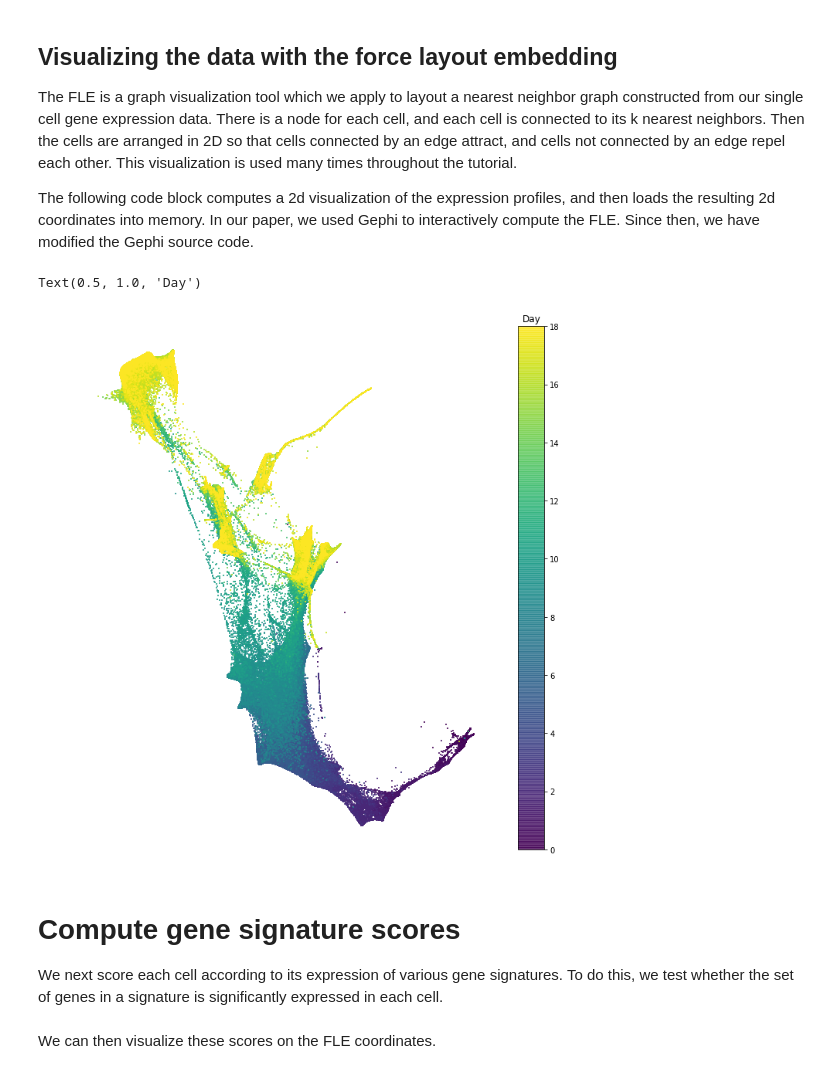
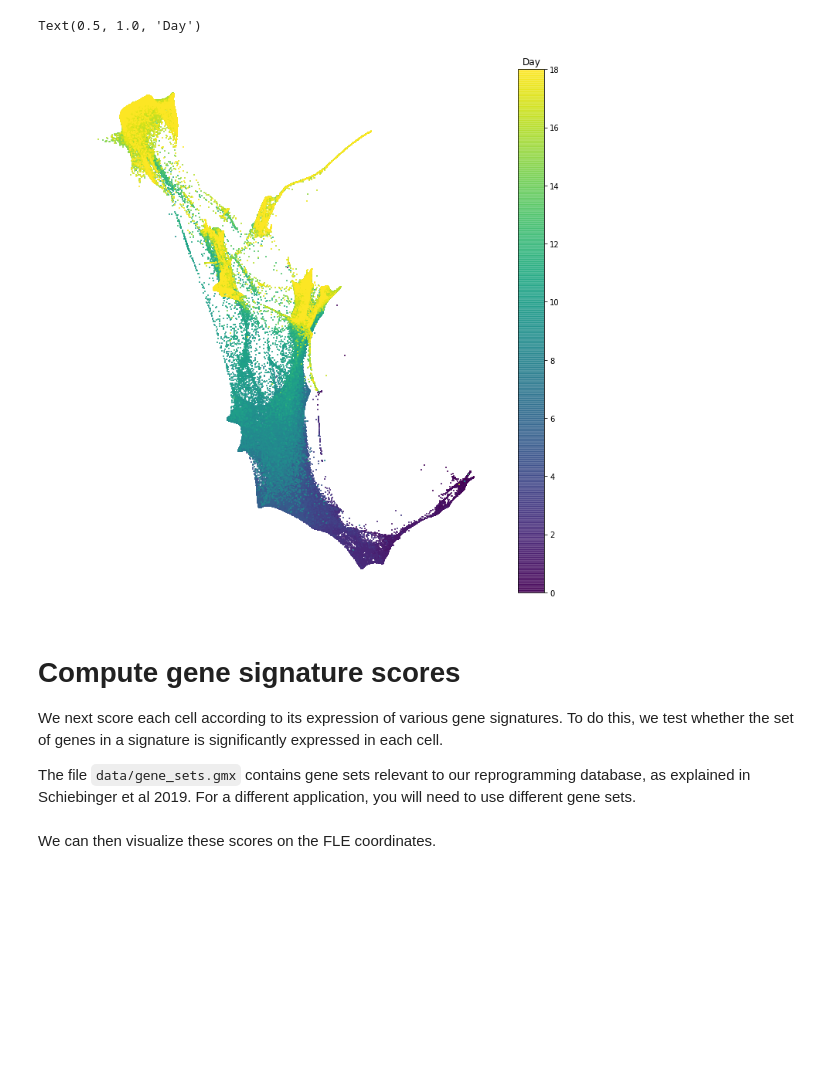
Before and after one commit to broadinstitute/wot, a Jupyter notebook: notebooks/Notebook-1-FLE-cell_sets-gene_sets.ipynb, the cells around one changed output. Drawn from its saved outputs; the diff is of its cells as text; code cells hidden in the pictures; blank space fills up the shorter version.

```diff
--- a/notebooks/Notebook-1-FLE-cell_sets-gene_sets.ipynb
+++ b/notebooks/Notebook-1-FLE-cell_sets-gene_sets.ipynb
@@ -7,56 +34,32 @@ We begin by importing some useful python packages and loading the data into memo
 # %%
-# !pip install -q wot
-
-import ipywidgets as widgets
-import pandas as pd
-from matplotlib import pyplot as plt
-
 import wot
 
 # Path to input files
 VAR_GENE_DS_PATH = 'data/ExprMatrix.var.genes.loom'
 FLE_COORDS_PATH ='data/fle_coords.txt'
 FULL_DS_PATH = 'data/ExprMatrix.loom'
 CELL_DAYS_PATH = 'data/cell_days.txt'
-CELL_SETS_PATH = 'data/cell_sets.gmt'
-GENE_SETS_PATH = 'data/gene_sets.gmx'
 
 # Read expression matrix and cell days
 adata = wot.io.read_dataset(FULL_DS_PATH, obs=[CELL_DAYS_PATH, FLE_COORDS_PATH])
 unique_days = adata.obs['day'].unique()
+
+# plot visualization coordinates
+figure = plt.figure(figsize=(10, 10))
+plt.axis('off')
+plt.tight_layout()
+plt.scatter(adata.obs['x'], adata.obs['y'],c=adata.obs['day'],
+               s=4, marker=',', edgecolors='none', alpha=0.8)
+cb = plt.colorbar()
+cb.ax.set_title('Day')
+# %% [output]
+Text(0.5, 1.0, 'Day')
+[figure, added]
-# %% [markdown]
-## Visualizing the data with the force layout embedding
-
-The FLE is a graph visualization tool which we apply to layout a nearest neighbor graph constructed from our single cell gene expression data. There is a node for each cell, and each cell is connected to its k nearest neighbors. Then the cells are arranged in 2D so that cells connected by an edge attract, and cells not connected by an edge repel each other. This visualization is used many times throughout the tutorial.
-
-The following code block computes a 2d visualization of the expression profiles, and then loads the resulting 2d coordinates into memory. In our paper, we used Gephi to interactively compute the FLE. Since then, we have modified the Gephi source code.
-# %%
-### compute neighborhood graph and save in gexf format for running force atlas
-#adata = wot.io.read_dataset(VAR_GENE_DS_PATH)
-#wot.neighborhood_graph.compute_neighborhood_graph(adata, space='dmap', neighbors=50, pca_comps=100, diff_comps=20)
-#wot.neighborhood_graph.graph_to_gexf(adata, 'fle-input.gexf')
-
-### download and run force atlas
-#!wget https://github.com/klarman-cell-observatory/forceatlas2/releases/download/1.0.3/forceatlas2.jar
-#!wget https://github.com/klarman-cell-observatory/forceatlas2/releases/download/1.0.3/gephi-toolkit-0.9.2-all.jar
-#!java -cp forceatlas2.jar:gephi-toolkit-0.9.2-all.jar kco.forceatlas2.Main --input fle-input.gexf --output fle_coords --2d --seed 1234 --nsteps 1000
-
-### examine convergence of force atlas
-#coords_df = pd.read_csv('fle_coords.txt', sep='\t', index_col=0)
-#convergence_df = pd.read_csv('fle_coords.distances.txt', sep='\t')
-#convergence_df.plot(x='step', y='distance', figsize=(10, 5))
-figure = plt.figure(figsize=(10, 10))
-plt.axis('off')
-plt.tight_layout()
-plt.scatter(adata.obs['x'], adata.obs['y'],c=adata.obs['day'],
-               s=4, marker=',', edgecolors='none', alpha=0.8)
-cb = plt.colorbar()
-cb.ax.set_title('Day')
-# %% [output]
-Text(0.5, 1.0, 'Day')
-[figure, removed]
 # %% [markdown]
 # Compute gene signature scores
 
-We next score each cell according to its expression of various gene signatures. To do this, we test whether the set of genes in a signature is significantly expressed in each cell.
+We next score each cell according to its expression of various gene signatures.
+To do this, we test whether the set of genes in a signature is significantly expressed in each cell.
+
+The file `data/gene_sets.gmx` contains gene sets relevant to our reprogramming database, as explained in Schiebinger et al 2019. For a different application, you will need to use different gene sets.
 # %%
```
Also changed, not shown: parts of 8 cells of this notebook, 2 other files.
